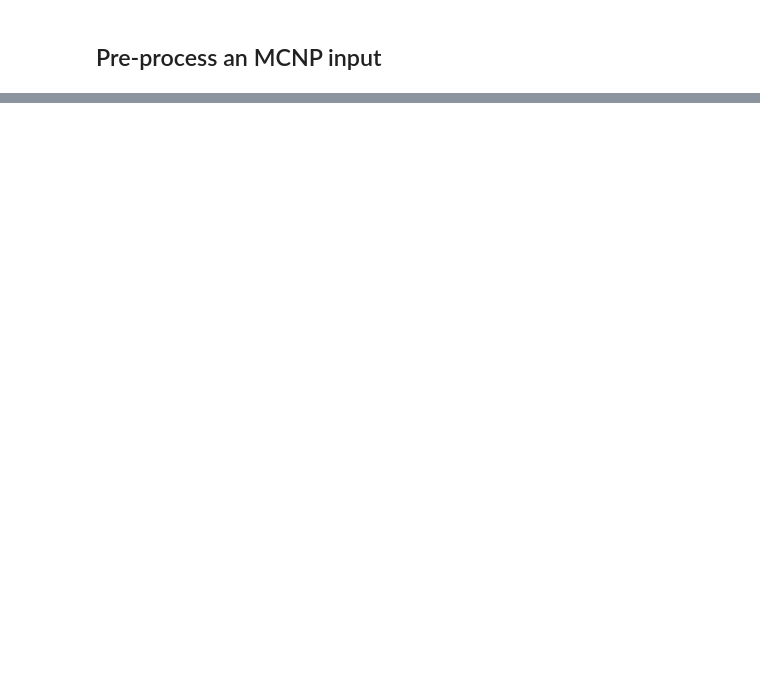
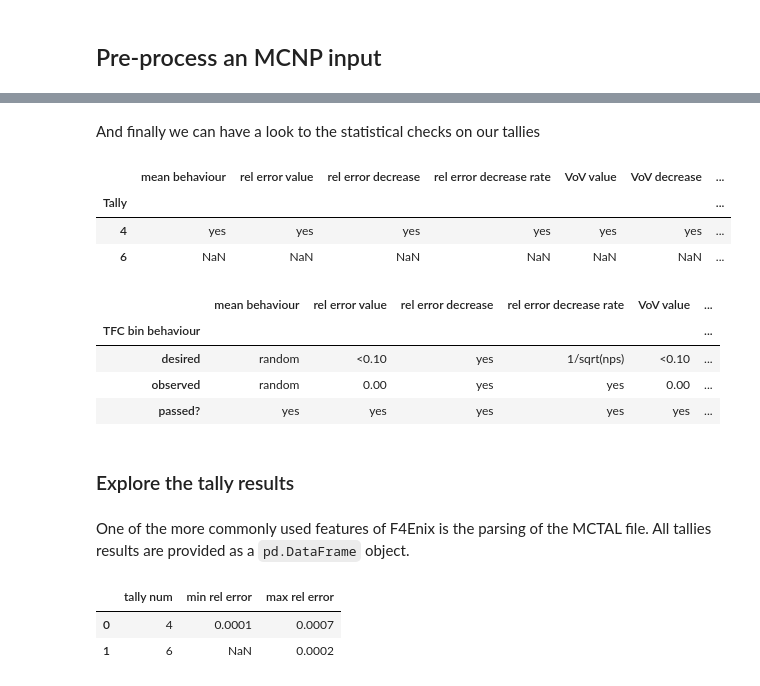
Before and after one commit to Fusion4Energy/F4Enix, a Jupyter notebook: docs/source/tutorial/tutorial.ipynb, the cells around one changed output, grey strips where cells are left out. Cells and saved outputs as stored; diff of their text form; code cells hidden in the pictures; blank space fills up the shorter version.

```diff
--- a/docs/source/tutorial/tutorial.ipynb
+++ b/docs/source/tutorial/tutorial.ipynb
@@ -62,0 +251,34 @@ CELLS:
+# %% [markdown]
+And finally we can have a look to the statistical checks on our tallies
+# %%
+# get an overview of the statistical checks
+out.get_stat_checks_table()
+# %% [output]
+|  | mean behaviour | rel error value | rel error decrease | rel error decrease rate | VoV value | VoV decrease | ... |
+| Tally |  |  |  |  |  |  | ... |
+| 4 | yes | yes | yes | yes | yes | yes | ... |
+| 6 | NaN | NaN | NaN | NaN | NaN | NaN | ... |
+# %%
+# go into more details about a specific one
+out.get_tally_stat_checks(4)
+# %% [output]
+|  | mean behaviour | rel error value | rel error decrease | rel error decrease rate | VoV value | ... |
+| TFC bin behaviour |  |  |  |  |  | ... |
+| desired | random | <0.10 | yes | 1/sqrt(nps) | <0.10 | ... |
+| observed | random | 0.00 | yes | yes | 0.00 | ... |
+| passed? | yes | yes | yes | yes | yes | ... |
+# %% [markdown]
+### Explore the tally results
+# %% [markdown]
+One of the more commonly used features of F4Enix is the parsing of the MCTAL file. All tallies results are provided as a ``pd.DataFrame`` object.
+# %%
+from f4enix import Mctal
+
+mctal = Mctal('mctal')  # read the mctal file
+
+# Get an overview of the statistical error in the different tallies
+mctal.get_error_summary()
+# %% [output]
+|  | tally num | min rel error | max rel error |
+| 0 | 4 | 0.0001 | 0.0007 |
+| 1 | 6 | NaN | 0.0002 |
```
Also changed, not shown: parts of 46 cells of this notebook, 12 other files.
